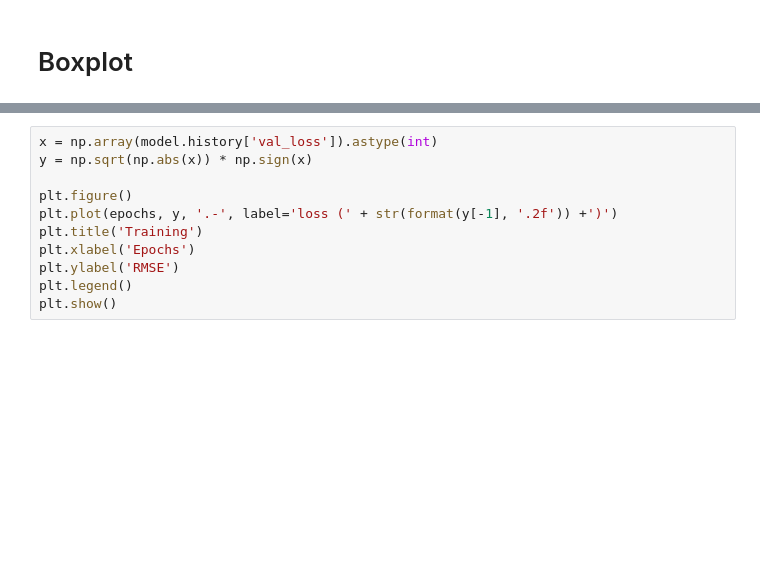
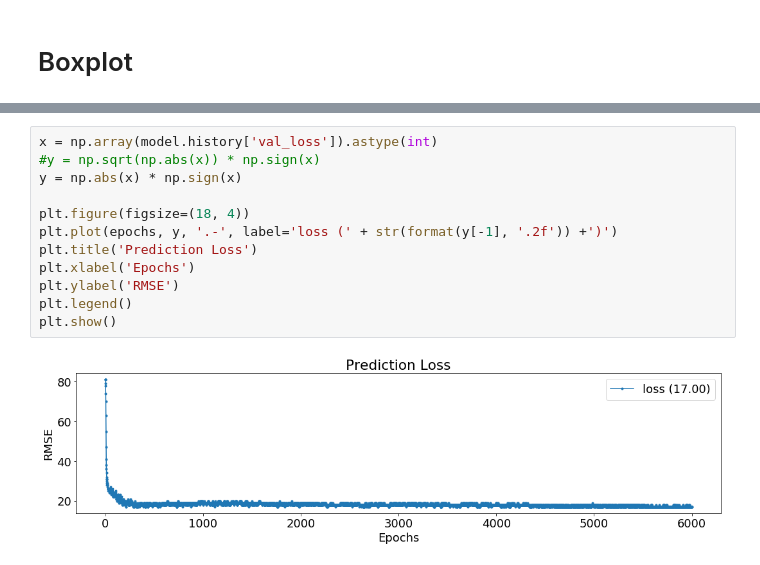
Before and after one commit to owen198/kyoto_ebook, a Jupyter notebook: XGBoost.ipynb, the cells around one changed output, grey strips where cells are left out. Drawn from its saved outputs; the diff is of its cells as text; blank space fills up the shorter version.

```diff
--- a/XGBoost.ipynb
+++ b/XGBoost.ipynb
@@ -639,11 +625,14 @@ plt.show()
 # %%
 x = np.array(model.history['val_loss']).astype(int)
-y = np.sqrt(np.abs(x)) * np.sign(x)
+#y = np.sqrt(np.abs(x)) * np.sign(x)
+y = np.abs(x) * np.sign(x)
 
-plt.figure()
+plt.figure(figsize=(18, 4))
 plt.plot(epochs, y, '.-', label='loss (' + str(format(y[-1], '.2f')) +')')
-plt.title('Training')
+plt.title('Prediction Loss')
 plt.xlabel('Epochs')
 plt.ylabel('RMSE')
 plt.legend()
 plt.show()
+# %% [output]
+[figure, added]
```
Also changed, not shown: parts of 14 cells of this notebook.
